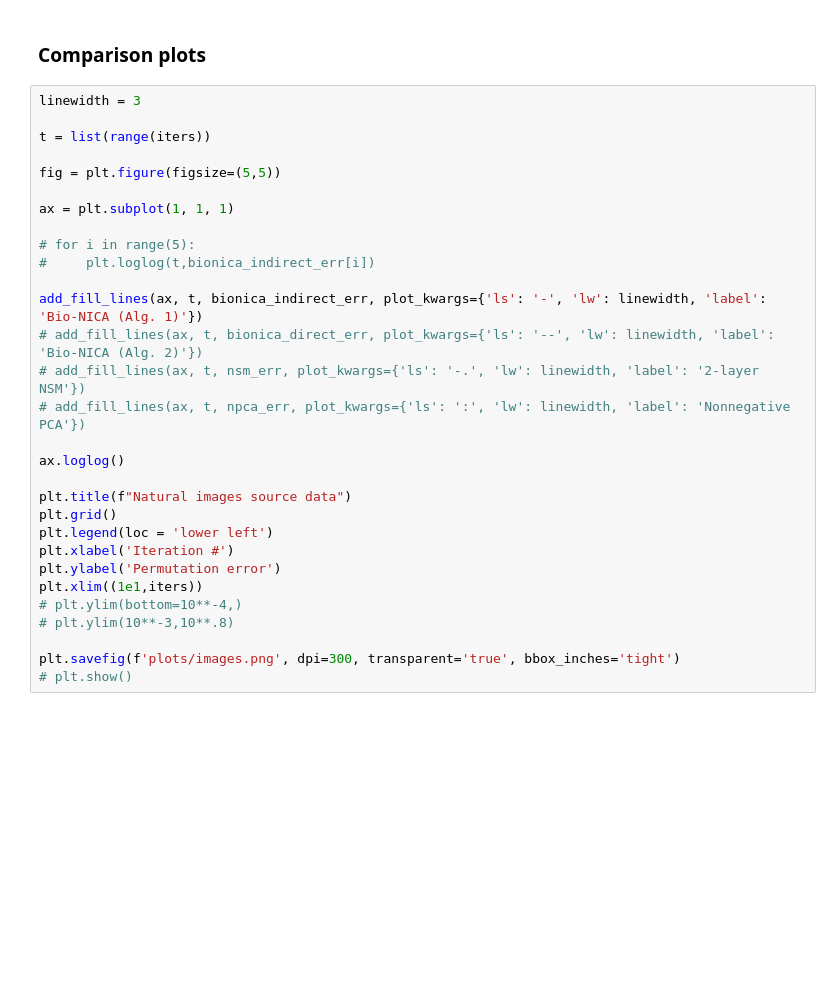
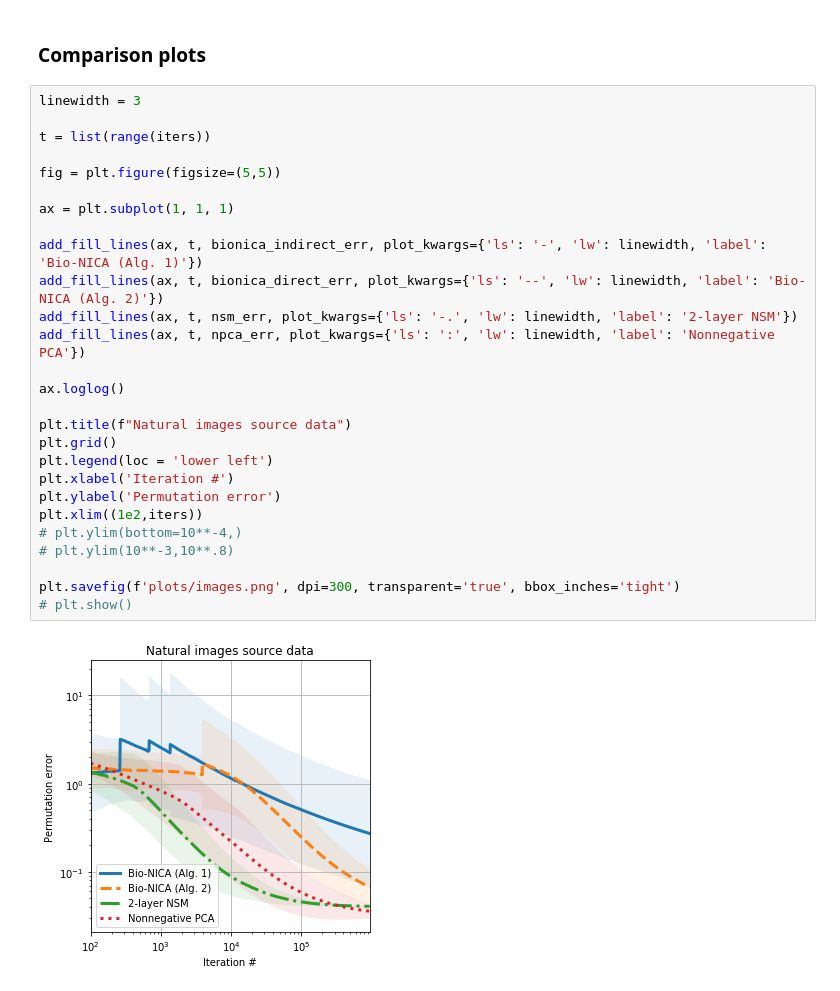
Before and after one commit to flatironinstitute/bio-nica, a Jupyter notebook: demo_image.ipynb, the cells around one changed output. Drawn from its saved outputs; the diff is of its cells as text; blank space fills up the shorter version.

```diff
--- a/demo_image.ipynb
+++ b/demo_image.ipynb
@@ -252,30 +259,29 @@ plt.savefig('plots/image-transformations.png', dpi=300, transparent='true', bbox
 # %%
 linewidth = 3
 
 t = list(range(iters))
 
 fig = plt.figure(figsize=(5,5))
 
 ax = plt.subplot(1, 1, 1)
 
-# for i in range(5):
-#     plt.loglog(t,bionica_indirect_err[i])
-
 add_fill_lines(ax, t, bionica_indirect_err, plot_kwargs={'ls': '-', 'lw': linewidth, 'label': 'Bio-NICA (Alg. 1)'})
-# add_fill_lines(ax, t, bionica_direct_err, plot_kwargs={'ls': '--', 'lw': linewidth, 'label': 'Bio-NICA (Alg. 2)'})
-# add_fill_lines(ax, t, nsm_err, plot_kwargs={'ls': '-.', 'lw': linewidth, 'label': '2-layer NSM'})
-# add_fill_lines(ax, t, npca_err, plot_kwargs={'ls': ':', 'lw': linewidth, 'label': 'Nonnegative PCA'})
+add_fill_lines(ax, t, bionica_direct_err, plot_kwargs={'ls': '--', 'lw': linewidth, 'label': 'Bio-NICA (Alg. 2)'})
+add_fill_lines(ax, t, nsm_err, plot_kwargs={'ls': '-.', 'lw': linewidth, 'label': '2-layer NSM'})
+add_fill_lines(ax, t, npca_err, plot_kwargs={'ls': ':', 'lw': linewidth, 'label': 'Nonnegative PCA'})
 
 ax.loglog()
 
 plt.title(f"Natural images source data")
 plt.grid()
 plt.legend(loc = 'lower left')
 plt.xlabel('Iteration #')
 plt.ylabel('Permutation error')
-plt.xlim((1e1,iters))
+plt.xlim((1e2,iters))
 # plt.ylim(bottom=10**-4,)
 # plt.ylim(10**-3,10**.8)
 
 plt.savefig(f'plots/images.png', dpi=300, transparent='true', bbox_inches='tight')
 # plt.show()
+# %% [output]
+[figure, added]
```
Also changed, not shown: parts of 4 cells of this notebook, 6 other files.
